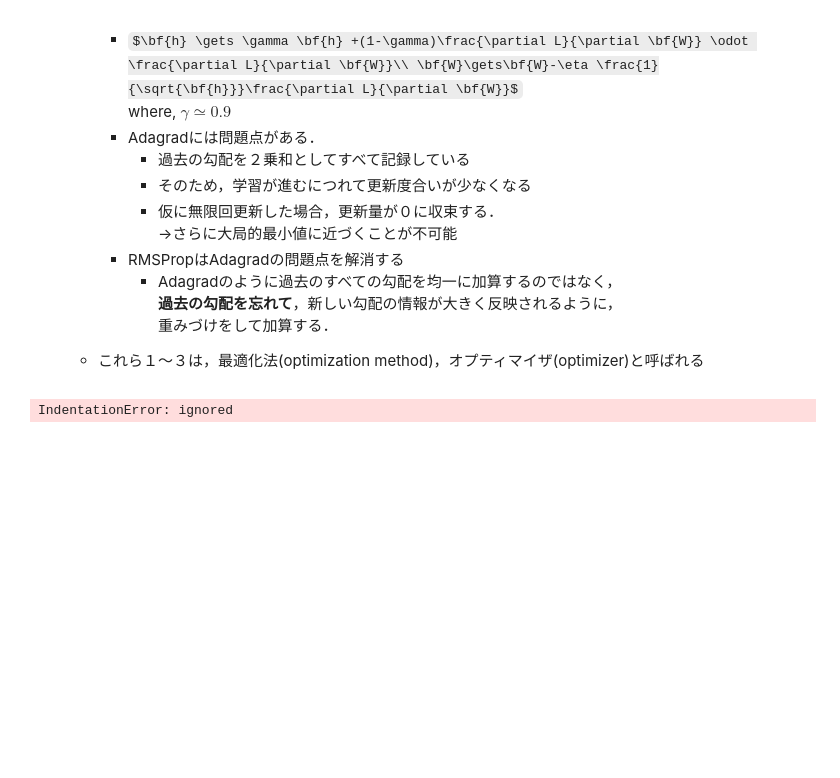
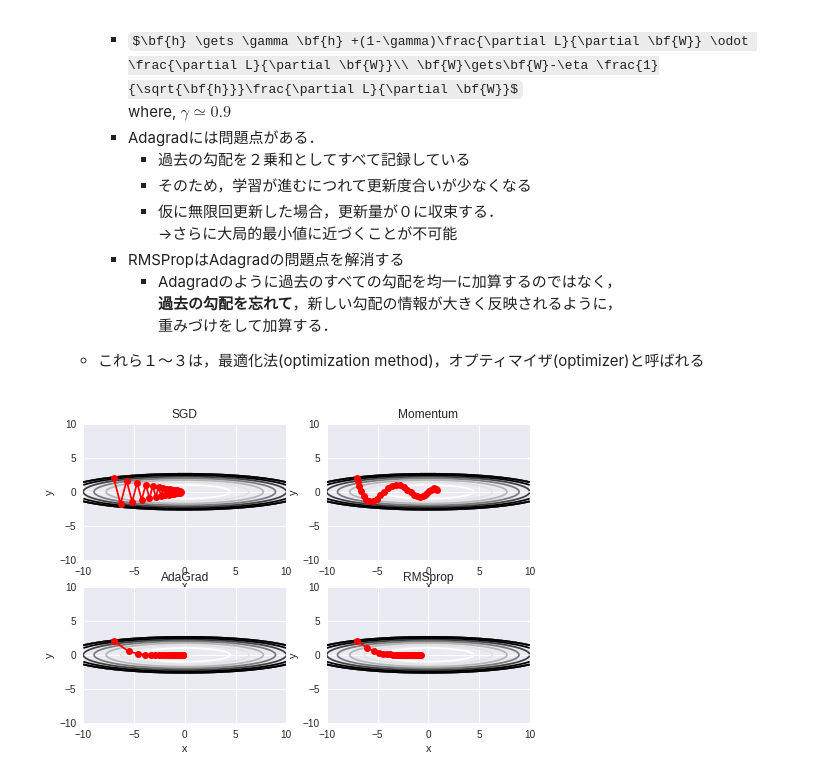
Before and after one commit to mtgorori/DLwithPython-Keras, a Jupyter notebook: Chapter_2_4_3_1_勾配と最速降下法.ipynb, the cells around one changed output. Cells and saved outputs as stored; diff of their text form; code cells hidden in the pictures; some formulas as TeX source; blank space fills up the shorter version.

```diff
--- a/Chapter_2_4_3_1_勾配と最速降下法.ipynb
+++ b/Chapter_2_4_3_1_勾配と最速降下法.ipynb
@@ -381,7 +381,8 @@ grads['x'], grads['y'] = 0, 0
 optimizers = OrderedDict()
 optimizers["SGD"] = SGD(lr=0.95)
 optimizers["Momentum"] = Momentum(lr=0.1)
-
+optimizers["AdaGrad"] = AdaGrad(lr=1.5)
+optimizers["RMSprop"] = RMSprop(lr=0.1)
 idx = 1
 
 """オプティマイザを選択"""
@@ -392,38 +393,36 @@ for key in optimizers:
     params['x'], params['y'] = init_pos[0], init_pos[1]
     """ここでオプティマイザを繰り返し適用している"""
     for i in range(30):
-      """重みと勾配を順次更新する"""
-        x_history.append(params['x'])
-        y_history.append(params['y'])
-
-        grads['x'], grads['y'] = df(params['x'], params['y'])
-        optimizer.update(params, grads)
+      x_history.append(params['x'])
+      y_history.append(params['y'])
+      grads['x'], grads['y'] = df(params['x'], params['y'])
+      optimizer.update(params, grads)
 
 
     x = np.arange(-10, 10, 0.01)
     y = np.arange(-5, 5, 0.01)
 
     X, Y = np.meshgrid(x, y)
     Z = f(X, Y)
 
     # for simple contour line
     mask = Z > 7
     Z[mask] = 0
 
     # plot
     plt.subplot(2, 2, idx)
     idx += 1
     plt.plot(x_history, y_history, 'o-', color="red")
     plt.contour(X, Y, Z)
     plt.ylim(-10, 10)
     plt.xlim(-10, 10)
     plt.plot(0, 0, '+')
     #colorbar()
     #spring()
     plt.title(key)
     plt.xlabel("x")
     plt.ylabel("y")
 
 plt.show()
 # %% [output]
-IndentationError: ignored
+[figure, added]
```
Also changed, not shown: parts of 1 cell of this notebook.
